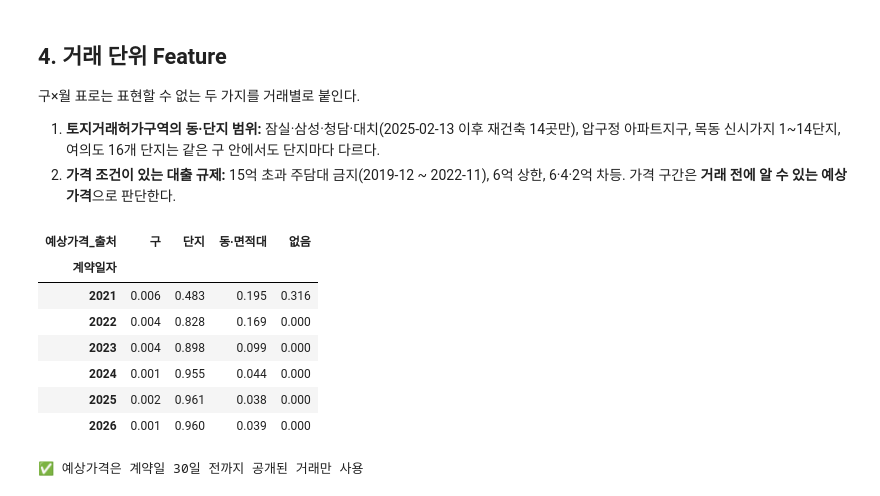
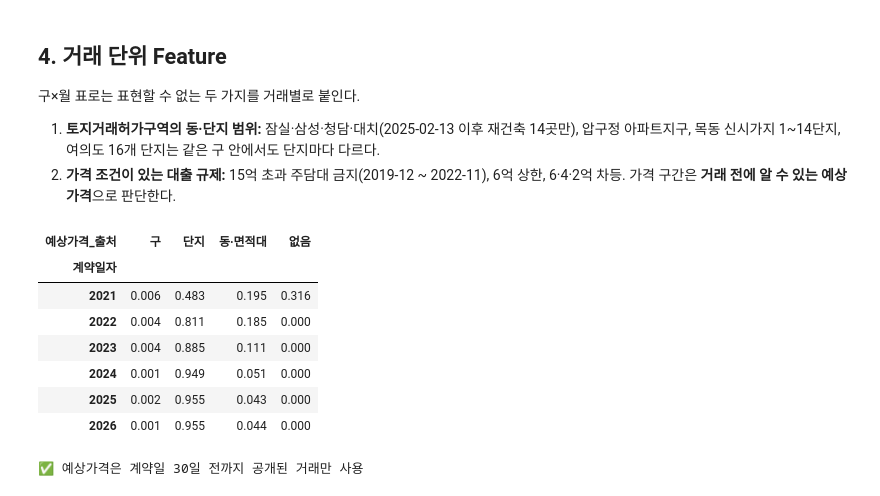
Before and after one commit to Overlay1010/apartment_price, a Jupyter notebook: notebook/v2_5year_notebook/eda/v2/03_policy.ipynb, the cells around one changed output. Drawn from its saved outputs; the diff is of its cells as text; code cells hidden in the pictures.

```diff
--- a/notebook/v2_5year_notebook/eda/v2/03_policy.ipynb
+++ b/notebook/v2_5year_notebook/eda/v2/03_policy.ipynb
@@ -85,7 +85,7 @@ PROJECT_DIR: c:\Users\uk\Apartment price
 # ============================================================
 # 원본 로드
 # - 거래 데이터에서는 Key·날짜·단지·면적·평당가만 사용한다.
-#   거래금액(회귀 Target)은 Feature 계산에 쓰지 않는다.
+#   거래금액(회귀 Target)은 그 거래의 Feature 계산에 쓰지 않는다.
 # ============================================================
 
 events = pd.read_csv(
@@ -117,8 +117,16 @@ trade = pd.read_parquet(
     PROCESSED_DIR / "df_fe_base.parquet",
     columns=[
         "transaction_id", "계약일자", "시군구명", "법정동",
-        "단지명", "단지일련번호", "전용면적", "평당가",
+        "단지명", "단지일련번호", "전용면적", "평당가", "거래유형",
     ],
+)
+
+# 실제 거래금액: 그 거래의 Feature에는 쓰지 않는다.
+# 구×월 노출도에서 2~4개월 전 '다른 거래'의 공개된 가격으로만 쓴다.
+trade_price = (
+    pd.read_parquet(PROCESSED_DIR / "df_fe_base.parquet", columns=["transaction_id", "거래금액"])
+    .set_index("transaction_id")["거래금액"]
+    .astype(float)
 )
 
 ALL_GU = sorted(region_month["자치구"].unique())
@@ -791,6 +930,7 @@ display(
 #   창: [계약일 - 395일, 계약일 - 30일)
 # - 우선순위: ① 같은 단지 → ② 같은 법정동·같은 면적대 → ③ 같은 구의 2개월 전 월 중위
 #   ③ m-2월 거래는 m-1월 말까지 모두 신고되므로 m월 계약 시점에 공개된 값이다.
+# - 참고 거래에서 직거래는 제외한다 (예상가격은 모든 거래에 대해 계산).
 # ============================================================
 
 PYEONG = 3.3058
@@ -801,23 +941,28 @@ t["평당가"] = t["평당가"].astype(float)
 t["면적대"] = pd.cut(t["전용면적"].astype(float), [0, 60, 85, 135, np.inf],
                     labels=["≤60", "60~85", "85~135", ">135"])
 t["day"] = t["계약일자"].to_numpy().astype("datetime64[D]").astype(np.int64)
+t["is_ref"] = IS_REF
 
 
 def window_median(df, keys):
-    # 각 거래에 대해 같은 key 거래 중 [d-395, d-30) 구간의 평당가 중위수와 건수
+    # 각 거래에 대해 같은 key 참고 거래 중 [d-395, d-30) 구간의 평당가 중위수와 건수
     day_all = df["day"].to_numpy()
     val_all = df["평당가"].to_numpy()
+    ref_all = df["is_ref"].to_numpy()
     med = np.full(len(df), np.nan)
     cnt = np.zeros(len(df), dtype=int)
 
     for idx in df.groupby(keys, observed=True).indices.values():
-        idx = idx[np.argsort(day_all[idx], kind="stable")]
-        day, val = day_all[idx], val_all[idx]
-        lo = np.searchsorted(day, day - (WINDOW_DAYS + LAG_DAYS), side="left")
-        hi = np.searchsorted(day, day - LAG_DAYS, side="left")
+        ref = idx[ref_all[idx]]
+        ref = ref[np.argsort(day_all[ref], kind="stable")]
+        ref_day, ref_val = day_all[ref], val_all[ref]
+
+        query_day = day_all[idx]
+        lo = np.searchsorted(ref_day, query_day - (WINDOW_DAYS + LAG_DAYS), side="left")
+        hi = np.searchsorted(ref_day, query_day - LAG_DAYS, side="left")
 
         for j in np.flatnonzero(hi > lo):
-            med[idx[j]] = np.median(val[lo[j]:hi[j]])
+            med[idx[j]] = np.median(ref_val[lo[j]:hi[j]])
             cnt[idx[j]] = hi[j] - lo[j]
 
     return med, cnt
@@ -827,43 +972,44 @@ t["단지_중위평당가"], t["단지_거래수"] = window_median(t, ["단지
 t["동면적_중위평당가"], t["동면적_거래수"] = window_median(t, ["시군구명", "법정동", "면적대"])
 
 gu_month = (
-    t.groupby(["시군구명", t["계약일자"].dt.to_period("M").rename("month")])["평당가"]
+    t[t["is_ref"]]
+    .groupby(["시군구명", t["계약일자"].dt.to_period("M").rename("month")])["평당가"]
     .median()
     .rename("구_2개월전_중위평당가")
     .reset_index()
 )
 gu_month["month"] = gu_month["month"] + 2  # m-2월 값을 m월에 붙인다
 
 t["month"] = t["계약일자"].dt.to_period("M")
 t = t.merge(gu_month, on=["시군구명", "month"], how="left")
 assert len(t) == len(trade) and t["transaction_id"].equals(trade["transaction_id"])
 
 source = np.select(
     [t["단지_거래수"] > 0, t["동면적_거래수"] > 0, t["구_2개월전_중위평당가"].notna()],
     ["단지", "동·면적대", "구"],
     default="없음",
 )
 price_per_py = np.select(
     [source == "단지", source == "동·면적대", source == "구"],
     [t["단지_중위평당가"], t["동면적_중위평당가"], t["구_2개월전_중위평당가"]],
     default=np.nan,
 )
 
 t["예상가격_만원"] = price_per_py * t["전용면적"].astype(float) / PYEONG
 t["예상가격_출처"] = source
 
 display(
     pd.crosstab(t["계약일자"].dt.year, t["예상가격_출처"], normalize="index").round(3)
 )
 # %% [output]
 | 예상가격_출처 | 구 | 단지 | 동·면적대 | 없음 |
 | 계약일자 |  |  |  |  |
 | 2021 | 0.006 | 0.483 | 0.195 | 0.316 |
-| 2022 | 0.004 | 0.828 | 0.169 | 0.000 |
-| 2023 | 0.004 | 0.898 | 0.099 | 0.000 |
-| 2024 | 0.001 | 0.955 | 0.044 | 0.000 |
-| 2025 | 0.002 | 0.961 | 0.038 | 0.000 |
-| 2026 | 0.001 | 0.960 | 0.039 | 0.000 |
+| 2022 | 0.004 | 0.811 | 0.185 | 0.000 |
+| 2023 | 0.004 | 0.885 | 0.111 | 0.000 |
+| 2024 | 0.001 | 0.949 | 0.051 | 0.000 |
+| 2025 | 0.002 | 0.955 | 0.043 | 0.000 |
+| 2026 | 0.001 | 0.955 | 0.044 | 0.000 |
 # %%
 # ============================================================
 # 예상가격 누수 검증
```
Also changed, not shown: parts of 15 cells of this notebook, 2 other files.
